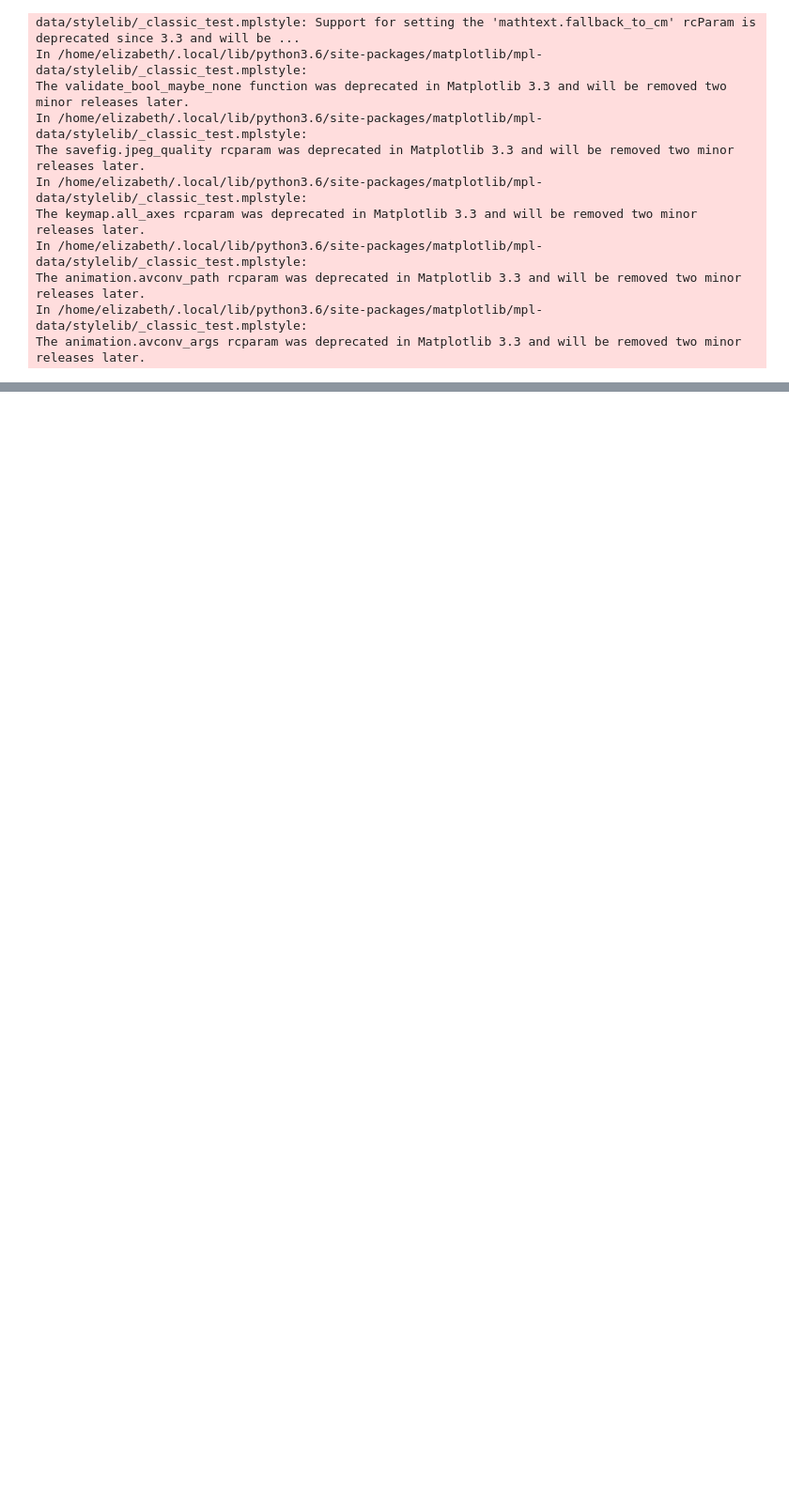
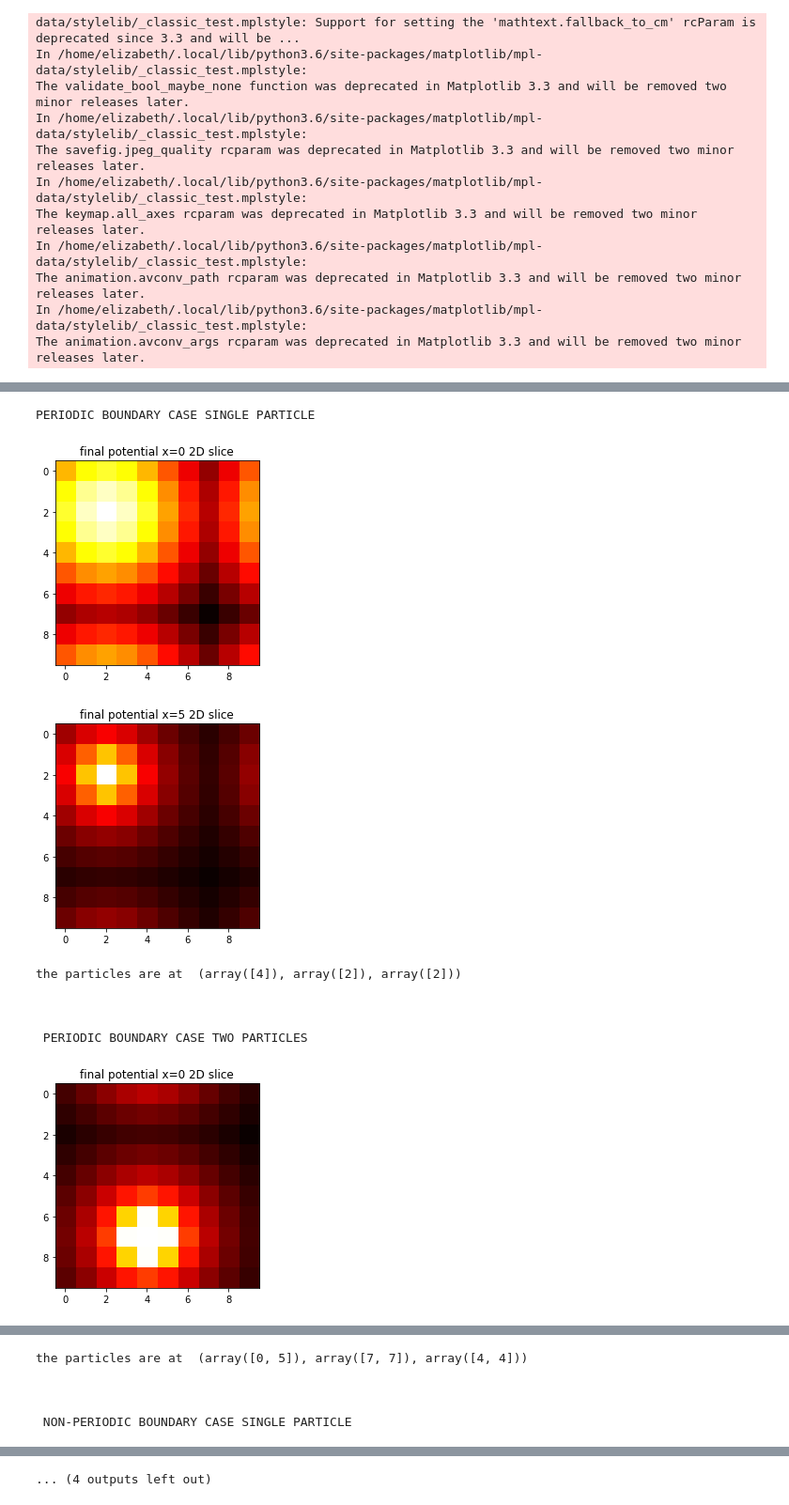
Before and after one commit to lizzord/phys512hw, a Jupyter notebook: final_project/nbody_run.ipynb, the cells around one changed output, grey strips where cells are left out. Shown at 94% size. Saved outputs shown, nothing was run; the diff lists cells and outputs as text; code cells hidden in the pictures; blank space fills up the shorter version.

```diff
--- a/final_project/nbody_run.ipynb
+++ b/final_project/nbody_run.ipynb
@@ -35,0 +39,40 @@ nbody.plot_positions()
+# %%
+#SANITY CHECK FOR POTENTIALS.
+print('PERIODIC BOUNDARY CASE SINGLE PARTICLE')
+num_part = 1
+pos = 10*np.random.rand(3, num_part)
+v = np.random.rand(3, num_part)
+nbody = NbodyClass(pos, v, ngrid=10, periodic=True)
+nbody.get_potential(DEBUG=True)
+
+print('\n\n\n PERIODIC BOUNDARY CASE TWO PARTICLES')
+num_part = 2
+pos = 10*np.random.rand(3, num_part)
+v = np.random.rand(3, num_part)
+nbody = NbodyClass(pos, v, ngrid=10, periodic=True)
+nbody.get_potential(DEBUG=True)
+
+
+print('\n\n\n NON-PERIODIC BOUNDARY CASE SINGLE PARTICLE')
+num_part = 1
+pos = 10*np.random.rand(3, num_part)
+v = np.random.rand(3, num_part)
+nbody = NbodyClass(pos, v, ngrid=10, periodic=False)
+nbody.get_potential(DEBUG=True)
+
+print('\n\n\n NON-PERIODIC BOUNDARY CASE TWO PARTICLES')
+num_part = 2
+pos = 10*np.random.rand(3, num_part)
+v = np.random.rand(3, num_part)
+nbody = NbodyClass(pos, v, ngrid=10, periodic=False)
+nbody.get_potential(DEBUG=True)
+# %% [output]
+PERIODIC BOUNDARY CASE SINGLE PARTICLE
+[figure, added]
+[figure, added]
+the particles are at  (array([4]), array([2]), array([2]))
+
+
+
+ PERIODIC BOUNDARY CASE TWO PARTICLES
+[figure, added]
@@ -35,0 +80,5 @@ nbody.plot_positions()
+the particles are at  (array([0, 5]), array([7, 7]), array([4, 4]))
+
+
+
+ NON-PERIODIC BOUNDARY CASE SINGLE PARTICLE
@@ -35,0 +94 @@ nbody.plot_positions()
+... (4 outputs left out)
```
Also changed, not shown: parts of 6 cells of this notebook, 1 other file.
